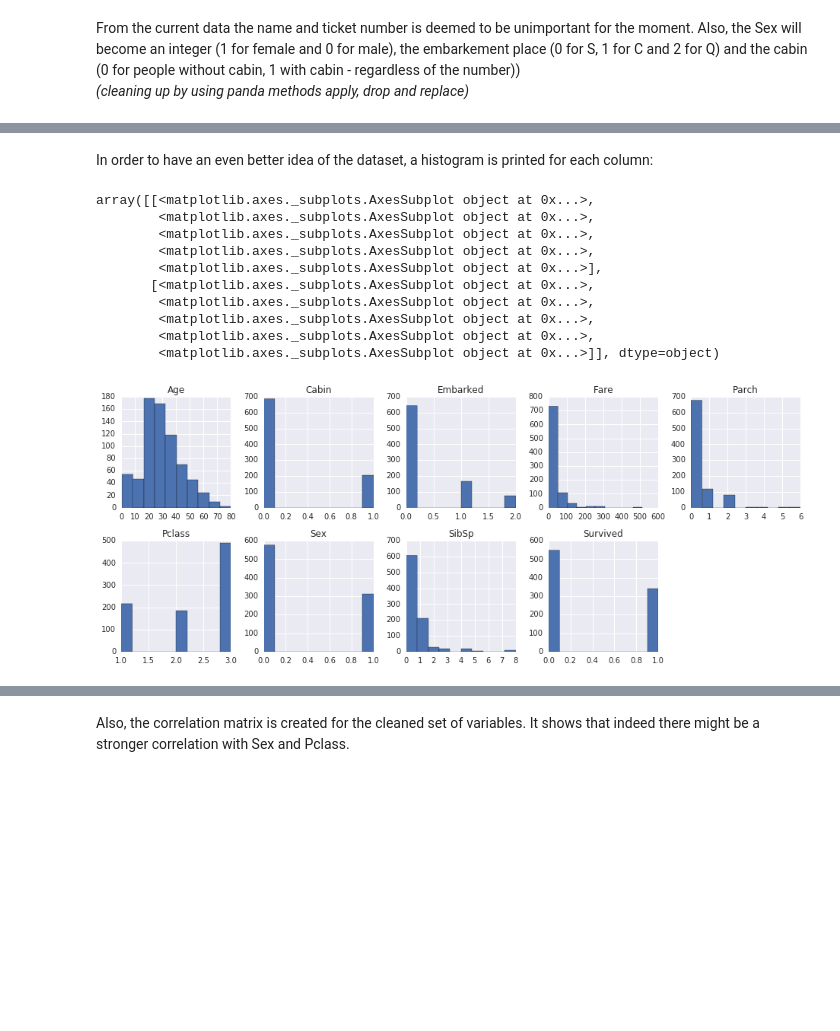
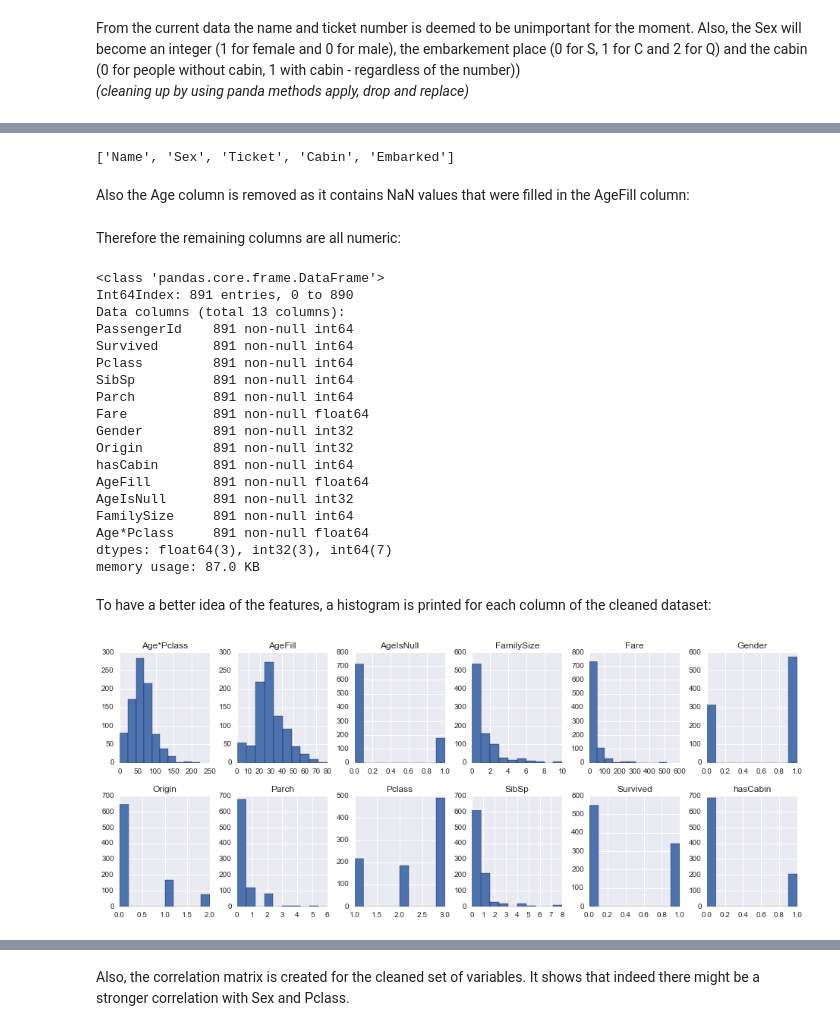
Before and after one commit to gxexakis/Kaggle, a Jupyter notebook: titanic/titanic_gx.ipynb, the cells around one changed output, grey strips where cells are left out. Drawn from its saved outputs; the diff is of its cells as text; code cells hidden in the pictures; blank space fills up the shorter version.

Commit message:
Finish get started sections on the titanic and cleanup of the dataset

```diff
--- a/titanic/titanic_gx.ipynb
+++ b/titanic/titanic_gx.ipynb
@@ -146,0 +184,3 @@ ctrain["Embarked"]=ctrain["Embarked"].apply(embarked_letters_to_integers)
+# %%
+train["FamilySize"] = train["SibSp"] + train["Parch"]
+train[["FamilySize","SibSp","Parch"]].head(10)
@@ -146,0 +199,3 @@ ctrain["Embarked"]=ctrain["Embarked"].apply(embarked_letters_to_integers)
+# %%
+train["Age*Pclass"] = train["AgeFill"] * train["Pclass"]
+train[["Age*Pclass","AgeFill","Pclass"]].head(10)
@@ -147,16 +218,39 @@ ctrain["Embarked"]=ctrain["Embarked"].apply(embarked_letters_to_integers)
+# %%
+text_info_columns = train.dtypes[train.dtypes.map(lambda x: x=='object')].index.tolist()
+train = train.drop(text_info_columns,axis=1)
+text_info_columns
+# %% [output]
+['Name', 'Sex', 'Ticket', 'Cabin', 'Embarked']
+# %% [markdown]
+Also the Age column is removed as it contains NaN values that were filled in the AgeFill column:
+# %%
+train = train.drop("Age",axis=1)
+# %% [markdown]
+Therefore the remaining columns are all numeric:
+# %%
+train.info()
+# %% [output]
+<class 'pandas.core.frame.DataFrame'>
+Int64Index: 891 entries, 0 to 890
+Data columns (total 13 columns):
+PassengerId    891 non-null int64
+Survived       891 non-null int64
+Pclass         891 non-null int64
+SibSp          891 non-null int64
+Parch          891 non-null int64
+Fare           891 non-null float64
+Gender         891 non-null int32
+Origin         891 non-null int32
+hasCabin       891 non-null int64
+AgeFill        891 non-null float64
+AgeIsNull      891 non-null int32
+FamilySize     891 non-null int64
+Age*Pclass     891 non-null float64
+dtypes: float64(3), int32(3), int64(7)
+memory usage: 87.0 KB
 # %% [markdown]
-In order to have an even better idea of the dataset, a histogram is printed for each column:
+To have a better idea of the features, a histogram is printed for each column of the cleaned dataset:
 # %%
-ctrain.drop(["PassengerId"],axis=1).hist(figsize=(16,6),layout=(2,5))
+train.drop(["PassengerId"],axis=1).hist(figsize=(16,6),layout=(2,6));
 # %% [output]
-array([[<matplotlib.axes._subplots.AxesSubplot object at 0x...>,
-        <matplotlib.axes._subplots.AxesSubplot object at 0x...>,
-        <matplotlib.axes._subplots.AxesSubplot object at 0x...>,
-        <matplotlib.axes._subplots.AxesSubplot object at 0x...>,
-        <matplotlib.axes._subplots.AxesSubplot object at 0x...>],
-       [<matplotlib.axes._subplots.AxesSubplot object at 0x...>,
-        <matplotlib.axes._subplots.AxesSubplot object at 0x...>,
-        <matplotlib.axes._subplots.AxesSubplot object at 0x...>,
-        <matplotlib.axes._subplots.AxesSubplot object at 0x...>,
-        <matplotlib.axes._subplots.AxesSubplot object at 0x...>]], dtype=object)
-[figure, old version]
+[figure, new version]
```
Also changed, not shown: parts of 30 cells of this notebook, 3 other files.
